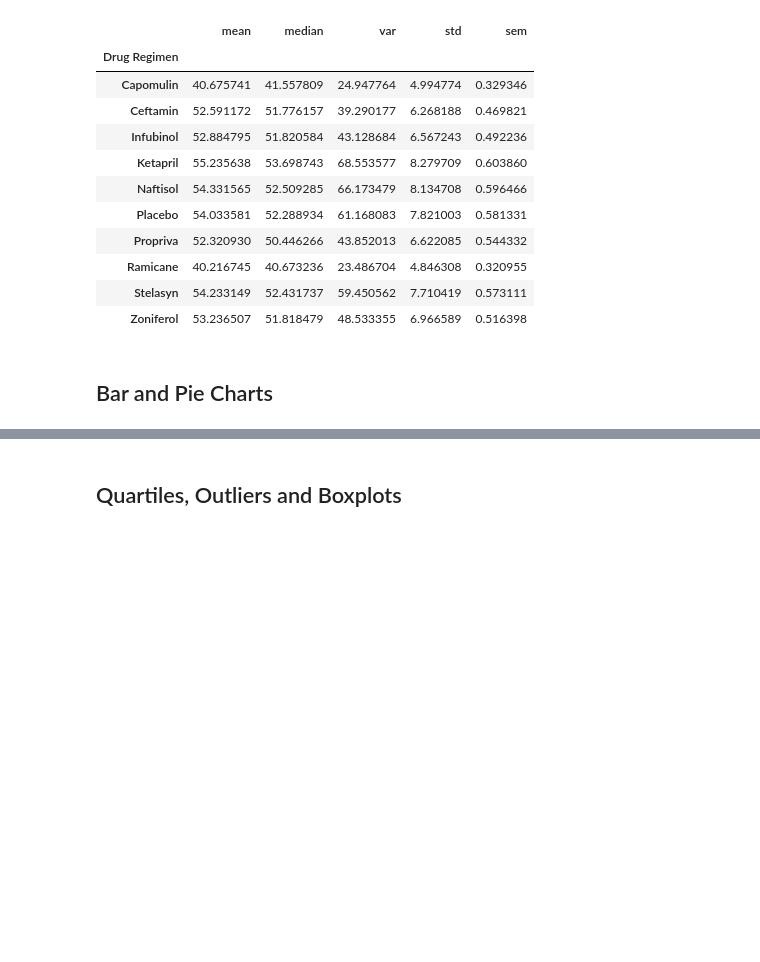
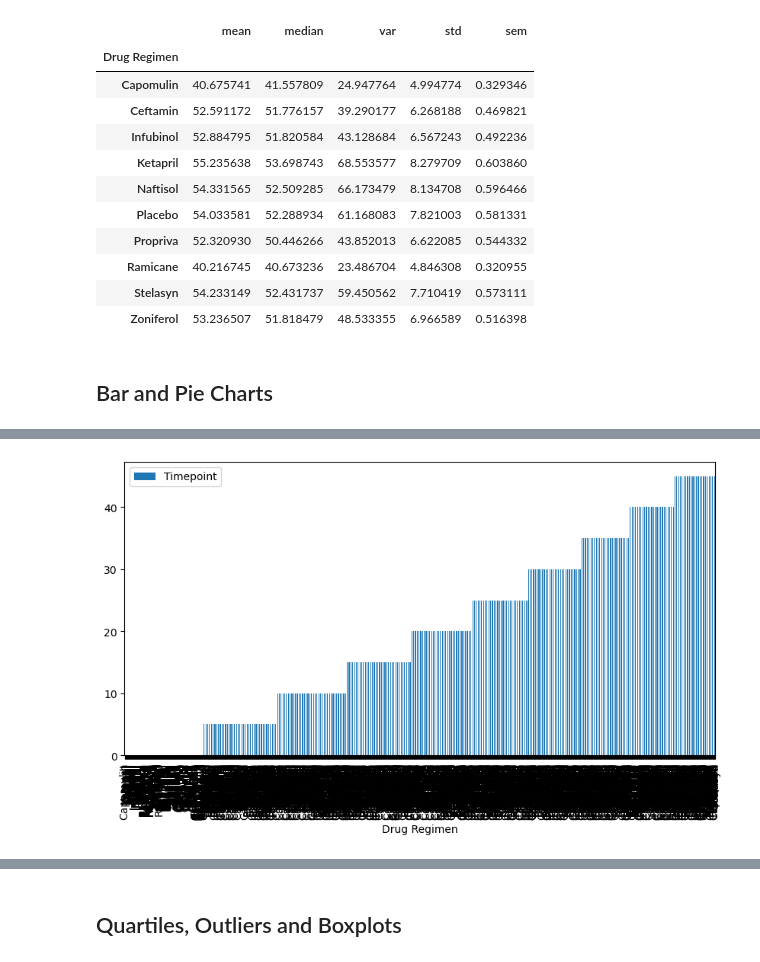
Before and after one commit to KDR9577/MatPlotlib, a Jupyter notebook: MatPlotlib/pymaceuticals_starter.ipynb, the cells around one changed output, grey strips where cells are left out. Cells and saved outputs as stored; diff of their text form; code cells hidden in the pictures; blank space fills up the shorter version.

```diff
--- a/MatPlotlib/pymaceuticals_starter.ipynb
+++ b/MatPlotlib/pymaceuticals_starter.ipynb
@@ -154,9 +156,11 @@ drug_timepoint_df = cleaned_df[["Drug Regimen", "Timepoint"]]
 # %%
 # Generate a bar plot showing the total number of rows (Mouse ID/Timepoints) for each drug regimen using pyplot.
 #ID_timepoint_df = cleaned_df[["Drug Regimen", "Timepoint"]]
-cleaned_df.plot("Drug Regimen", "Timepoint", kind="bar", figsize=(10, 5))
-tick_locations = [value for value in regimen]
+drug_timepoint_df.plot("Drug Regimen", "Timepoint", kind="bar", figsize=(10, 5))
+tick_locations = [value for value in "Drug Regimen"]
 plt.show()
+# %% [output]
+[figure, added]
 # %%
 # Generate a pie plot showing the distribution of female versus male mice using Pandas
 sex_avgs = cleaned_df.value_counts((["Sex"]) ,["Male"] ,["Female"])*100
```
Also changed, not shown: parts of 4 cells of this notebook.
